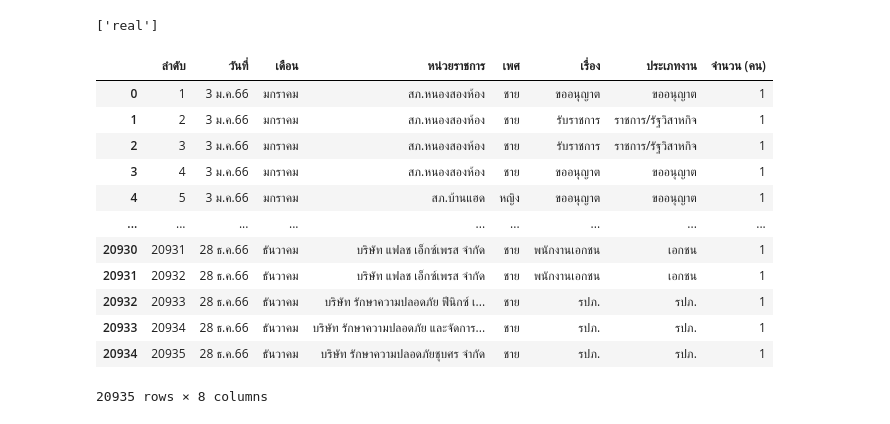
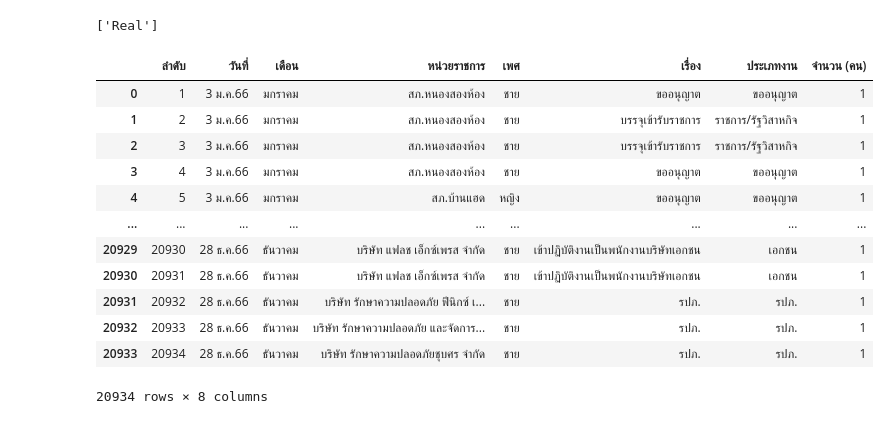
Before and after one commit to ThitipornJaiaue/it-s_me, a Jupyter notebook: 04.ipynb, the cells around one changed output. Saved outputs shown, nothing was run; the diff lists cells and outputs as text; code cells hidden in the pictures.

```diff
--- a/04.ipynb
+++ b/04.ipynb
@@ -9,11 +9,11 @@ Mounted at /content/drive
 # %%
 import pandas as pd
 
-file_name = '/content/drive/MyDrive/ศพฐ04/04.xlsx' # ชื่อไฟล์ xlsx
+file_name = '/content/drive/MyDrive/ศพฐ04/งง/4 Now.xlsx' # ชื่อไฟล์ xlsx
 dfs = pd.ExcelFile(file_name) # คำสั่งอ่านไฟล์ xlsx
 
 dfs.sheet_names # คำสั่งเช็คว่าในไฟล์ xlsx มี seet ย่อย ในไฟล์ชื่อว่าอะไรบ้าง
 # %% [output]
-['real']
+['Real']
 # %%
 # select sheet page by sheet name
@@ -21,17 +21,17 @@ real = dfs.parse('real')
-# %%
-real
-# %% [output]
-|  | ลำดับ | วันที่ | เดือน | หน่วยราชการ | เพศ | เรื่อง | ประเภทงาน | จำนวน (คน) |
-| 0 | 1 | 3 ม.ค.66 | มกราคม | สภ.หนองสองห้อง | ชาย | ขออนุญาต | ขออนุญาต | 1 |
-| 1 | 2 | 3 ม.ค.66 | มกราคม | สภ.หนองสองห้อง | ชาย | รับราชการ | ราชการ/รัฐวิสาหกิจ | 1 |
-| 2 | 3 | 3 ม.ค.66 | มกราคม | สภ.หนองสองห้อง | ชาย | รับราชการ | ราชการ/รัฐวิสาหกิจ | 1 |
-| 3 | 4 | 3 ม.ค.66 | มกราคม | สภ.หนองสองห้อง | ชาย | ขออนุญาต | ขออนุญาต | 1 |
-| 4 | 5 | 3 ม.ค.66 | มกราคม | สภ.บ้านแฮด | หญิง | ขออนุญาต | ขออนุญาต | 1 |
-| ... | ... | ... | ... | ... | ... | ... | ... | ... |
-| 20930 | 20931 | 28 ธ.ค.66 | ธันวาคม | บริษัท แฟลช เอ็กซ์เพรส จำกัด | ชาย | พนักงานเอกชน | เอกชน | 1 |
-| 20931 | 20932 | 28 ธ.ค.66 | ธันวาคม | บริษัท แฟลช เอ็กซ์เพรส จำกัด | ชาย | พนักงานเอกชน | เอกชน | 1 |
-| 20932 | 20933 | 28 ธ.ค.66 | ธันวาคม | บริษัท รักษาความปลอดภัย ฟีนิกซ์ เ... | ชาย | รปภ. | รปภ. | 1 |
-| 20933 | 20934 | 28 ธ.ค.66 | ธันวาคม | บริษัท รักษาความปลอดภัย และจัดการ... | ชาย | รปภ. | รปภ. | 1 |
-| 20934 | 20935 | 28 ธ.ค.66 | ธันวาคม | บริษัท รักษาความปลอดภัยชุบศร จำกัด | ชาย | รปภ. | รปภ. | 1 |
-20935 rows × 8 columns
+# %%
+Real
+# %% [output]
+|  | ลำดับ | วันที่ | เดือน | หน่วยราชการ | เพศ | เรื่อง | ประเภทงาน | จำนวน (คน) |
+| 0 | 1 | 3 ม.ค.66 | มกราคม | สภ.หนองสองห้อง | ชาย | ขออนุญาต | ขออนุญาต | 1 |
+| 1 | 2 | 3 ม.ค.66 | มกราคม | สภ.หนองสองห้อง | ชาย | บรรจุเข้ารับราชการ | ราชการ/รัฐวิสาหกิจ | 1 |
+| 2 | 3 | 3 ม.ค.66 | มกราคม | สภ.หนองสองห้อง | ชาย | บรรจุเข้ารับราชการ | ราชการ/รัฐวิสาหกิจ | 1 |
+| 3 | 4 | 3 ม.ค.66 | มกราคม | สภ.หนองสองห้อง | ชาย | ขออนุญาต | ขออนุญาต | 1 |
+| 4 | 5 | 3 ม.ค.66 | มกราคม | สภ.บ้านแฮด | หญิง | ขออนุญาต | ขออนุญาต | 1 |
+| ... | ... | ... | ... | ... | ... | ... | ... | ... |
+| 20929 | 20930 | 28 ธ.ค.66 | ธันวาคม | บริษัท แฟลช เอ็กซ์เพรส จำกัด | ชาย | เข้าปฏิบัติงานเป็นพนักงานบริษัทเอกชน | เอกชน | 1 |
+| 20930 | 20931 | 28 ธ.ค.66 | ธันวาคม | บริษัท แฟลช เอ็กซ์เพรส จำกัด | ชาย | เข้าปฏิบัติงานเป็นพนักงานบริษัทเอกชน | เอกชน | 1 |
+| 20931 | 20932 | 28 ธ.ค.66 | ธันวาคม | บริษัท รักษาความปลอดภัย ฟีนิกซ์ เ... | ชาย | รปภ. | รปภ. | 1 |
+| 20932 | 20933 | 28 ธ.ค.66 | ธันวาคม | บริษัท รักษาความปลอดภัย และจัดการ... | ชาย | รปภ. | รปภ. | 1 |
+| 20933 | 20934 | 28 ธ.ค.66 | ธันวาคม | บริษัท รักษาความปลอดภัยชุบศร จำกัด | ชาย | รปภ. | รปภ. | 1 |
+20934 rows × 8 columns
 # %%
```
Also changed, not shown: parts of 4 cells of this notebook.
